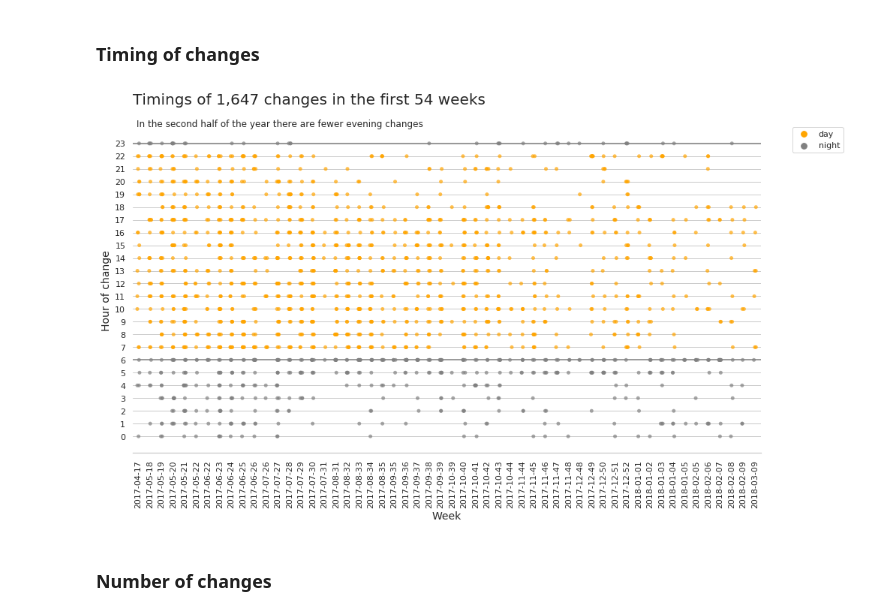
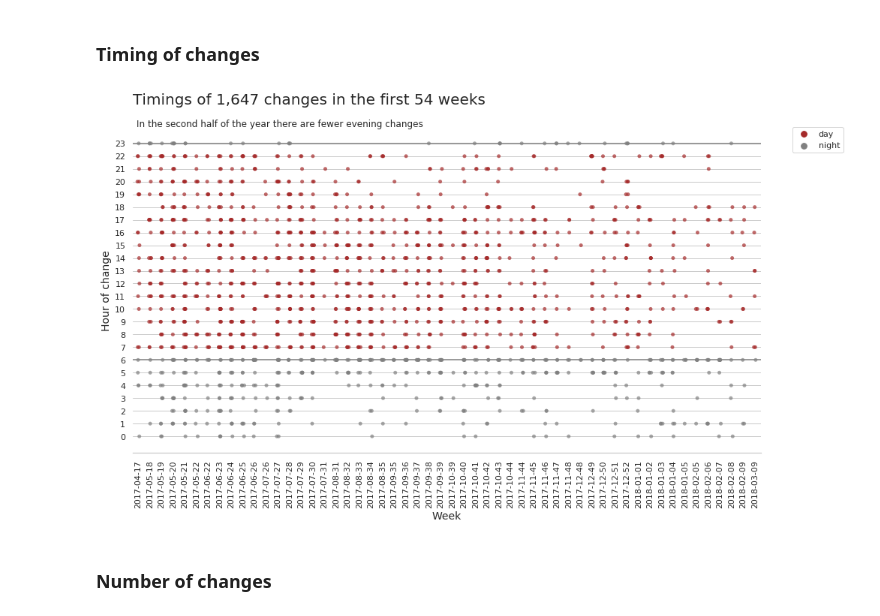
Before and after one commit to GuerrillaAnalytics/prj001-baby, a Jupyter notebook: analytics/002_eda_changes/001_eda_changes.ipynb, the cells around one changed output. Drawn from its saved outputs; the diff is of its cells as text; code cells hidden in the pictures.

```diff
--- a/analytics/002_eda_changes/001_eda_changes.ipynb
+++ b/analytics/002_eda_changes/001_eda_changes.ipynb
@@ -151,17 +152,14 @@ matplotlib.rcParams['mathtext.bf'] = 'Arial:bold'
 matplotlib.rcParams['mathtext.it'] = 'Arial:italic'
 
 
-sns.set(rc={'figure.figsize':(15,8),
+sns.set(rc={'figure.figsize':(12,6),
             'axes.facecolor':'white',
             'figure.facecolor':'white'})
 
-#bins = range(0, max_quantity,10)
-
+plot_order = df[' Type'].value_counts().index
 ax = sns.countplot(df[' Type'] ,
-                   #kde=False,
-                   #bins = bins,
-                   color = 'darkblue'
-                   #hist_kws={"rwidth": 0.9}
+                   color = 'darkblue',
+                   order = plot_order
                   )
 
 
@@ -184,31 +182,26 @@ for item in ax.get_xticklabels():
 
 
 # Y Axis
-ax.set(ylim=(0, 500))
 for item in ax.get_yticklabels():
     item.set_fontsize(14)
+ax.set_ylabel('',fontsize=14)
+ax.yaxis.set_major_formatter(ticker.FuncFormatter(lambda x, pos:'{:,}'.format(x)))
 
 # Titles
 ax.set_title('Changes in the First Year'
-             , pad=80
+             , pad=50
              , fontsize=24
              , loc='left')
-# ax.annotate("Total changes in the year was "
-#             + '{:,}'.format(round(df.size ))
-#             + "This was mostly of two bottle sizes",
-#             xy=(0,1),
-#             xycoords="axes fraction",
-#             xytext=(0,60),
-#             textcoords="offset points",
-#             ha="left", va="top",
-#             fontsize=14)
 
 
-ax.text(200, -100,
-         'Data includes bottle and solid feeds',
-         fontsize=10,
-         color='gray')
-
+ax.annotate('{:,}'.format(len(df)) + " changes. "
+            + "No dry diapers were recorded",
+            xy=(0,1),
+            xycoords="axes fraction",
+            xytext=(5,30),
+            textcoords="offset points",
+            ha="left", va="top",
+            fontsize=14)
 
 plt.show()
 # %% [output]
@@ -273,7 +266,7 @@ plt.rcParams['font.family'] = 'Arial'
 matplotlib.rcParams['mathtext.bf'] = 'Arial:bold'
 matplotlib.rcParams['mathtext.it'] = 'Arial:italic'
 
-hue_palette ={"night":"gray","day":"orange"}
+hue_palette ={"night":"gray","day":"brown"}
 
 
 ax = sns.stripplot(
@@ -295,34 +288,34 @@ ax.set_xlabel('Week',fontsize=14)
 for item in ax.get_xticklabels():
     item.set_rotation(90)
 
 # Y axis labels
 ax.set_ylabel('Hour of change',fontsize=14)
 ax.set(yticks=np.arange(start=0,stop=24,step=1))
 
 
 # Titles
 ax.set_title('Timings of '+ '{:,}'.format(len(df_tmp)) +' changes in the first '
              + str(df_tmp['time_yymmww_cln'].nunique())+ ' weeks',
              pad=30, fontsize=20,loc='left')
 
 ax.annotate("In the second half of the year there are fewer evening changes",
             xy=(0,1),
             xycoords="axes fraction",
             xytext=(5,10),
             textcoords="offset points",
             ha="left", va="top",
             fontsize=12)
 
 # Some lines to highlight things
 plt.axhline(y=end_of_day, color='gray', linestyle='-')
 plt.axhline(y=start_of_day, color='gray', linestyle='-')
 
 # Legends and annotations
 plt.legend(bbox_to_anchor=(1.05, 1), loc=2, borderaxespad=0.)
 
 plt.show()
 # %% [output]
-[figure, old version]
+[figure, new version]
 # %% [markdown]
 ### Number of changes
 # %%
```
Also changed, not shown: parts of 3 cells of this notebook.
